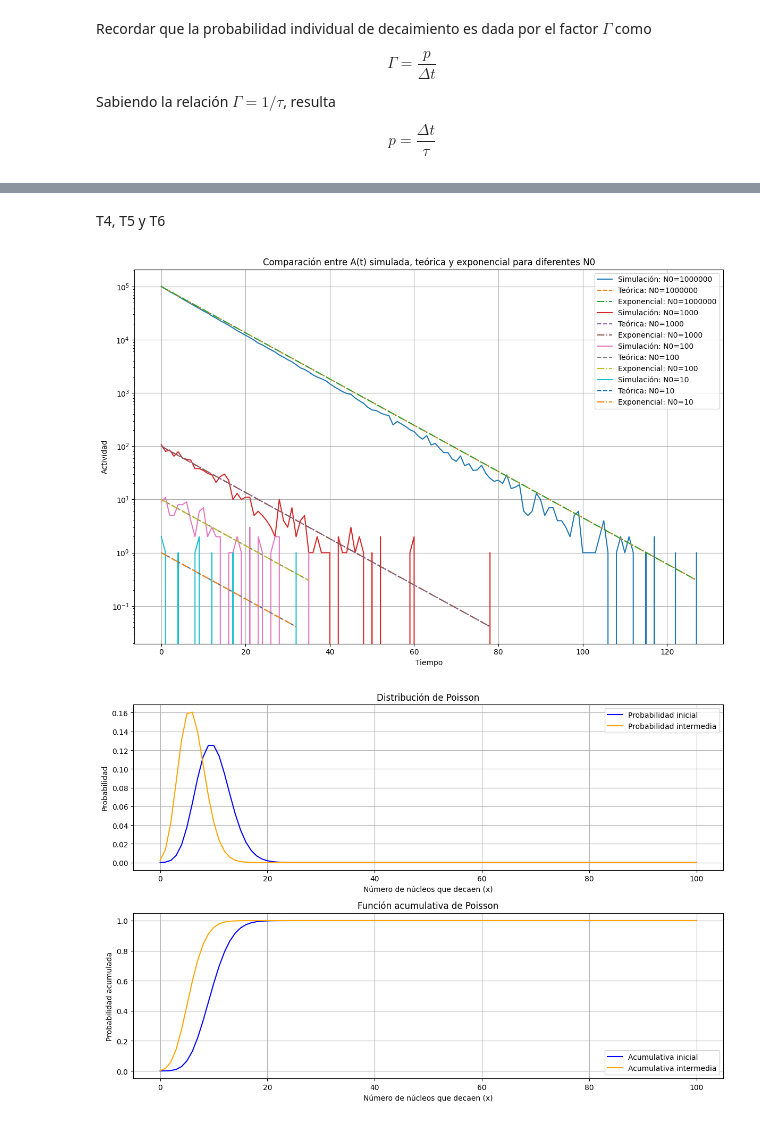
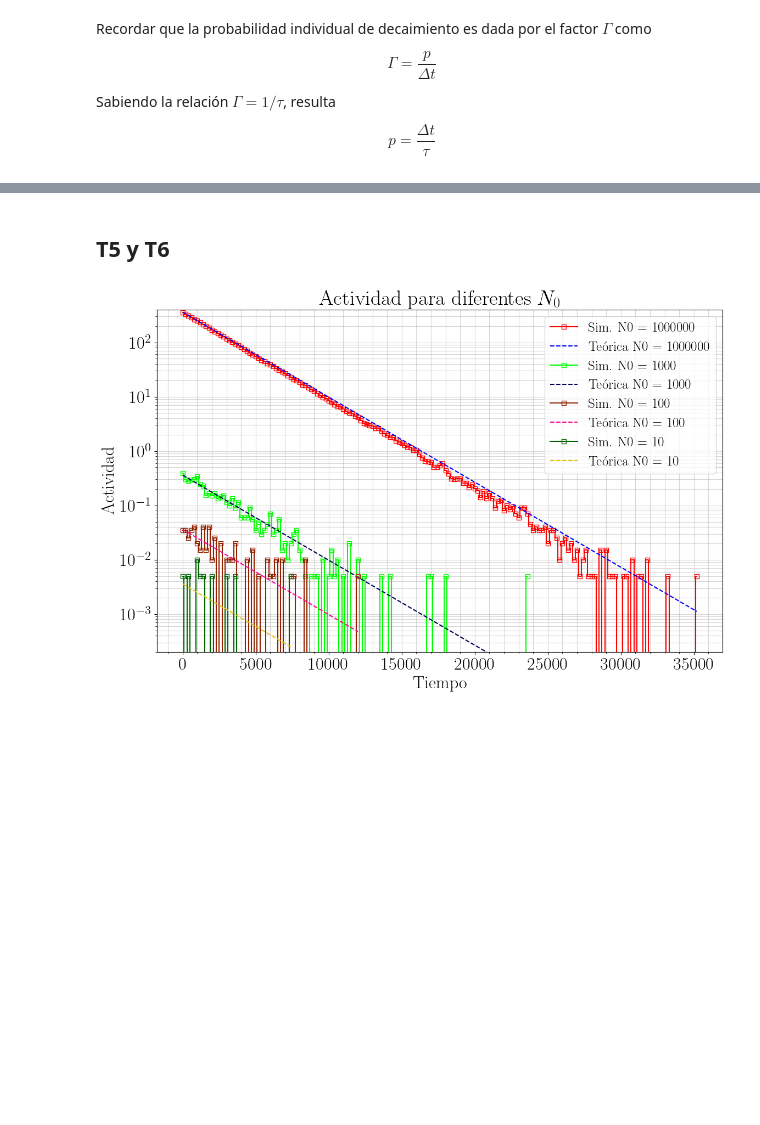
Before and after one commit to PinzonHarker/2024-II_InstrumentacionNuclear, a Jupyter notebook: 4_Simulacion_Poisson.ipynb, the cells around one changed output, grey strips where cells are left out. Drawn from its saved outputs; the diff is of its cells as text; code cells hidden in the pictures; blank space fills up the shorter version.

```diff
--- a/4_Simulacion_Poisson.ipynb
+++ b/4_Simulacion_Poisson.ipynb
@@ -228,0 +322,3 @@ delta_t = 1 # Intervalo de tiempo
+# %%
+tau = 2775.68  # dias de vida media del Co-60.
+delta_t = 1000  # dias de intervalo de tiempo.
@@ -229,86 +394,33 @@ delta_t = 1 # Intervalo de tiempo
 # %% [markdown]
-T4, T5 y T6
+## T5 y T6
 # %%
 # Parámetros iniciales
 N_values = [10**6, 10**3, 100, 10]  # Diferentes valores iniciales de núcleos
-tau = 10  # Tiempo de vida medio (arbitrario)
-delta_t = 1  # Intervalo de tiempo
 
 # Generar gráficos para los diferentes T en el archivo original
 plt.figure(figsize=(12, 8))
+plt.ylim(2e-4, 4e2)
 
 for i, N0 in enumerate(N_values):
-    times, activities, nuclei_remaining = poisson_decay(N0, tau, delta_t)
-    theoretical_activity = [N0 * np.exp(-t / tau) / tau for t in times[:-1]]
-    exponential_activity = [N0 / tau * np.exp(-t / tau) for t in times[:-1]]
+    times, activities, nuclei_remaining, _, _ = poisson_decay(N0, tau, delta_t)
+    exponential_activity = [N0 / tau * np.exp(-t / tau) for t in times]
 
     # Gráfico de la actividad simulada, teórica y exponencial
-    plt.plot(times[:-1], activities, label=f"Simulación: N0={N0}")
+    plt.plot(times, activities, label=f"Sim. N0 = {N0}", marker="s", fillstyle="none", ds="steps-mid")
+
     plt.plot(
-        times[:-1], theoretical_activity, linestyle="--", label=f"Teórica: N0={N0}"
-    )
-    plt.plot(
-        times[:-1], exponential_activity, linestyle="-.", label=f"Exponencial: N0={N0}"
+        times, exponential_activity, linestyle="--", label=f"Teórica N0 = {N0}"
     )
 
 plt.xlabel("Tiempo")
 plt.ylabel("Actividad")
-plt.title("Comparación entre A(t) simulada, teórica y exponencial para diferentes N0")
-plt.grid()
-plt.legend()
+plt.title("Actividad para diferentes $N_0$")
+plt.legend(fontsize=18)
 plt.yscale("log")  # Escala semi-logarítmica
+
+
 plt.tight_layout()
 plt.savefig("grafica_T6_combined.png")  # Guardar la gráfica como archivo PNG
 plt.show()
-
-# Implementación del T4
-N0_T4 = 100  # Usamos N(0) = 100 para este análisis
-initial_time = 0
-intermediate_time = 5
-
-# Calcular la distribución de Poisson para tiempos inicial y intermedio
-mu_initial = N0_T4 * (delta_t / tau)
-mu_intermediate = N0_T4 * np.exp(-intermediate_time / tau) * (delta_t / tau)
-
-x_values = np.arange(0, N0_T4 + 1)
-
-# Distribuciones de Poisson
-poisson_initial = poisson.pmf(x_values, mu_initial)
-poisson_intermediate = poisson.pmf(x_values, mu_intermediate)
-
-# Funciones acumulativas
-cumulative_initial = poisson.cdf(x_values, mu_initial)
-cumulative_intermediate = poisson.cdf(x_values, mu_intermediate)
-
-plt.figure(figsize=(12, 8))
-
-# Gráfico de probabilidades
-plt.subplot(2, 1, 1)
-plt.plot(x_values, poisson_initial, label="Probabilidad inicial", color="blue")
-plt.plot(
-    x_values, poisson_intermediate, label="Probabilidad intermedia", color="orange"
-)
-plt.xlabel("Número de núcleos que decaen (x)")
-plt.ylabel("Probabilidad")
-plt.title("Distribución de Poisson")
-plt.legend()
-plt.grid()
-
-# Gráfico de funciones acumulativas
-plt.subplot(2, 1, 2)
-plt.plot(x_values, cumulative_initial, label="Acumulativa inicial", color="blue")
-plt.plot(
-    x_values, cumulative_intermediate, label="Acumulativa intermedia", color="orange"
-)
-plt.xlabel("Número de núcleos que decaen (x)")
-plt.ylabel("Probabilidad acumulada")
-plt.title("Función acumulativa de Poisson")
-plt.legend()
-plt.grid()
-
-plt.tight_layout()
-plt.savefig("grafica_T4.png")  # Guardar la gráfica como archivo PNG
-plt.show()
 # %% [output]
-[figure, old version]
+[figure, new version]
-[figure, removed]
```
Also changed, not shown: parts of 19 cells of this notebook, 3 other files.
